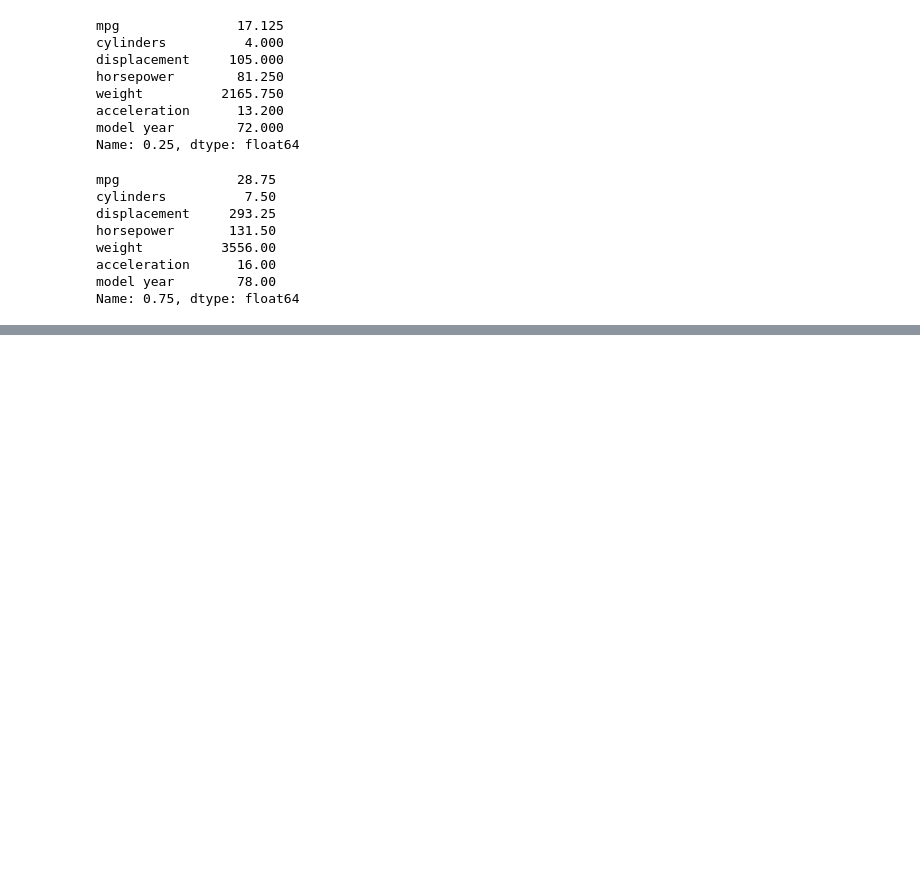
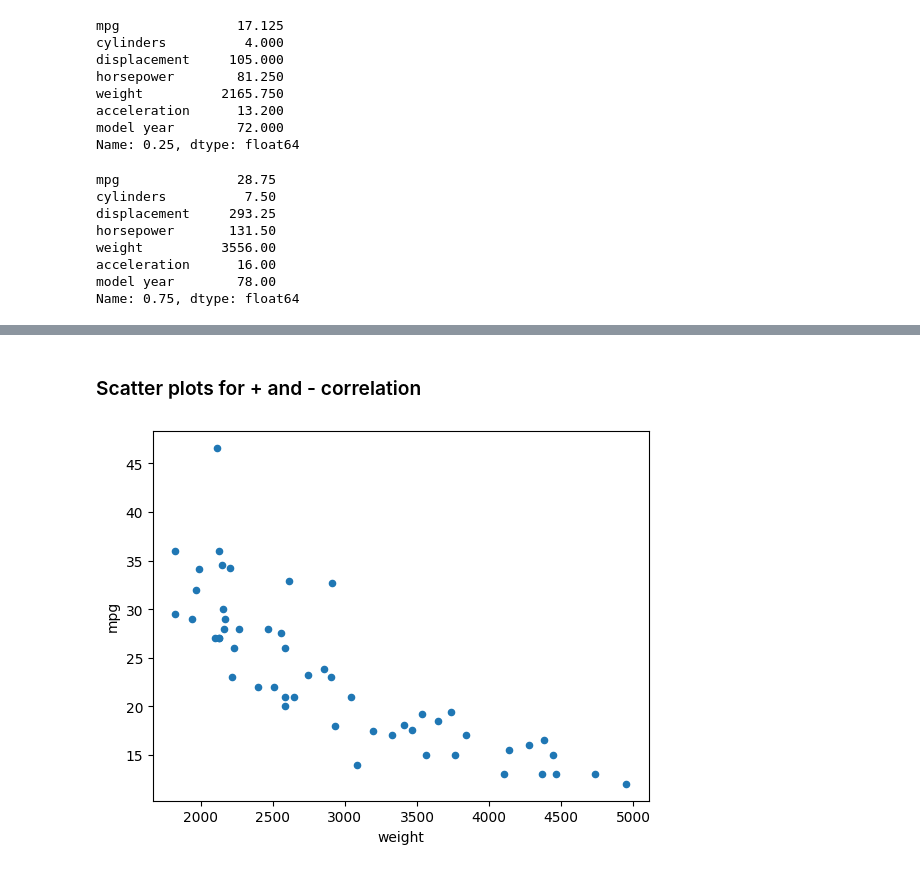
Before and after one commit to Takosaga/spring_24, a Jupyter notebook: data_mining/lab1/lab1.ipynb, the cells around one changed output, grey strips where cells are left out. Saved outputs shown, nothing was run; the diff lists cells and outputs as text; code cells hidden in the pictures; blank space fills up the shorter version.

```diff
--- a/data_mining/lab1/lab1.ipynb
+++ b/data_mining/lab1/lab1.ipynb
@@ -442,0 +515,6 @@ test.shape
+# %% [markdown]
+### Scatter plots for + and - correlation
+# %%
+auto_clean.plot.scatter(x='weight',y='mpg');
+# %% [output]
+[figure, added]
```
Also changed, not shown: parts of 13 cells of this notebook.
